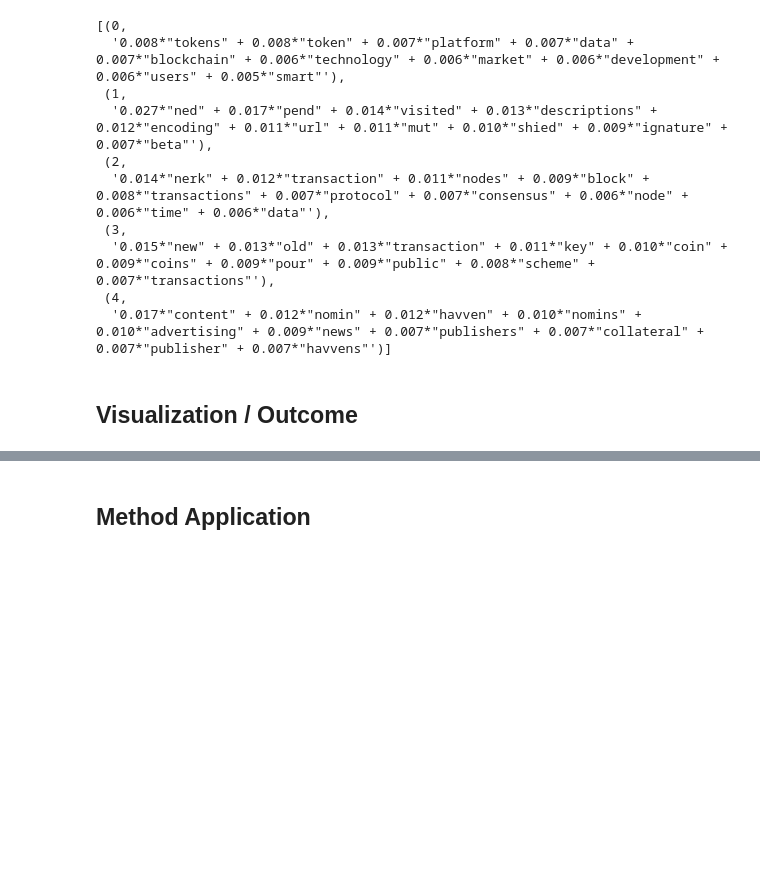
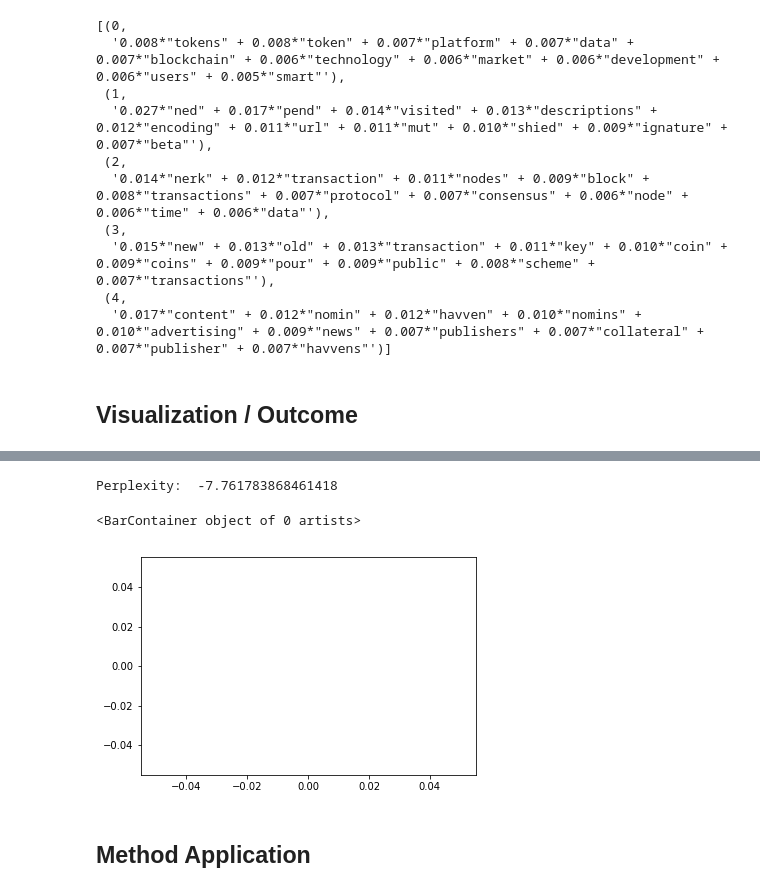
Before and after one commit to luisdiegocm/HWR_DataScience_Project, a Jupyter notebook: notebooks/4- Topic Modeling.ipynb, the cells around one changed output, grey strips where cells are left out. Drawn from its saved outputs; the diff is of its cells as text; code cells hidden in the pictures; blank space fills up the shorter version.

```diff
--- a/notebooks/4- Topic Modeling.ipynb
+++ b/notebooks/4- Topic Modeling.ipynb
@@ -303,0 +322,3 @@ plt.show()
+# %%
+# Apply the nouns function to the whitepapers to filter only on nouns
+data_nouns = pd.DataFrame(data_clean.whitepapers.apply(nouns))
@@ -303,0 +356,19 @@ plt.show()
+# %%
+# Create the gensim corpus
+corpusn = matutils.Sparse2Corpus(scipy.sparse.csr_matrix(data_dtmn.transpose()))
+
+# Create the vocabulary dictionary
+id2wordn = dict((v, k) for k, v in cvn.vocabulary_.items())
+# %%
+# Let's start with 2 topics
+lda_2 = gensim.models.ldamodel.LdaModel(corpus=corpusn,
+                                           id2word=id2wordn,
+                                           num_topics=10,
+                                           random_state=42,
+                                           update_every=1,
+                                           chunksize=100,
+                                           passes=10,
+                                           alpha='symmetric',
+                                           iterations=100,
+                                           per_word_topics=True)
+lda_2.print_topics()
@@ -303,0 +396,31 @@ plt.show()
+# %%
+# Compute Perplexity
+print('\nPerplexity: ', lda_2.log_perplexity(corpusn))  # a measure of how good the model is. lower the better.
+# %% [output]
+Perplexity:  -7.761783868461418
+# %%
+#per topic per term
+def df_topic_terms(lda_2):
+    df = pd.DataFrame(columns = ['topic','term','beta'])
+    count = 0
+    for i in range(4):
+        topic_terms = lda_2.show_topic(i, topn=None)
+        for j in topic_terms:
+            topic = i
+            terms = j[0]
+            prob = j[1]
+            df.loc[count] = [topic] + [terms] + [prob]
+            count += 1
+
+    #df.columns = ['topic','term','beta']
+    df = df.sort_values(by='term')
+    return df
+
+per_topic_per_term = df_topic_terms(lda_2)
+# %%
+t5= per_topic_per_term[per_topic_per_term.topic == ].sort_values(by='beta', ascending=False).head()
+
+plt.bar(t5.term, t5.beta)
+# %% [output]
+<BarContainer object of 0 artists>
+[figure, added]
```
Also changed, not shown: parts of 13 cells of this notebook.
